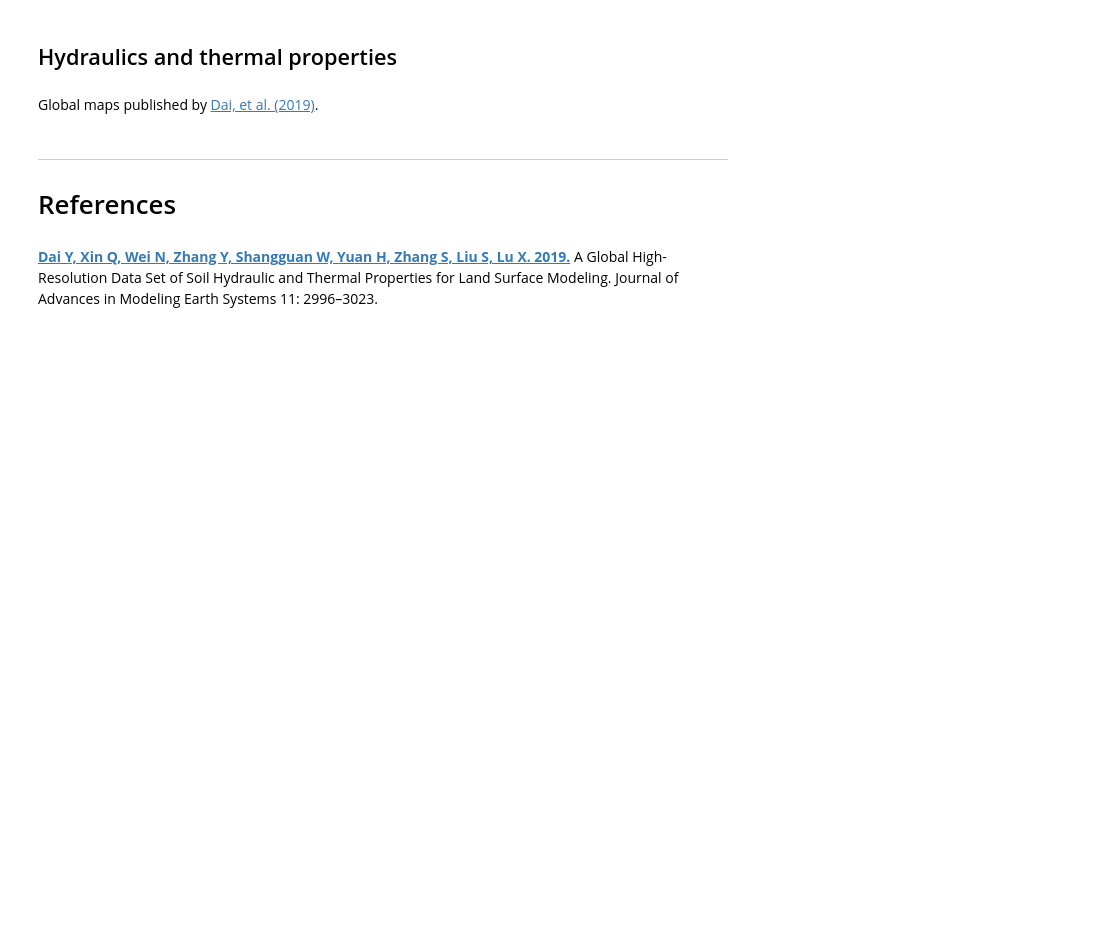
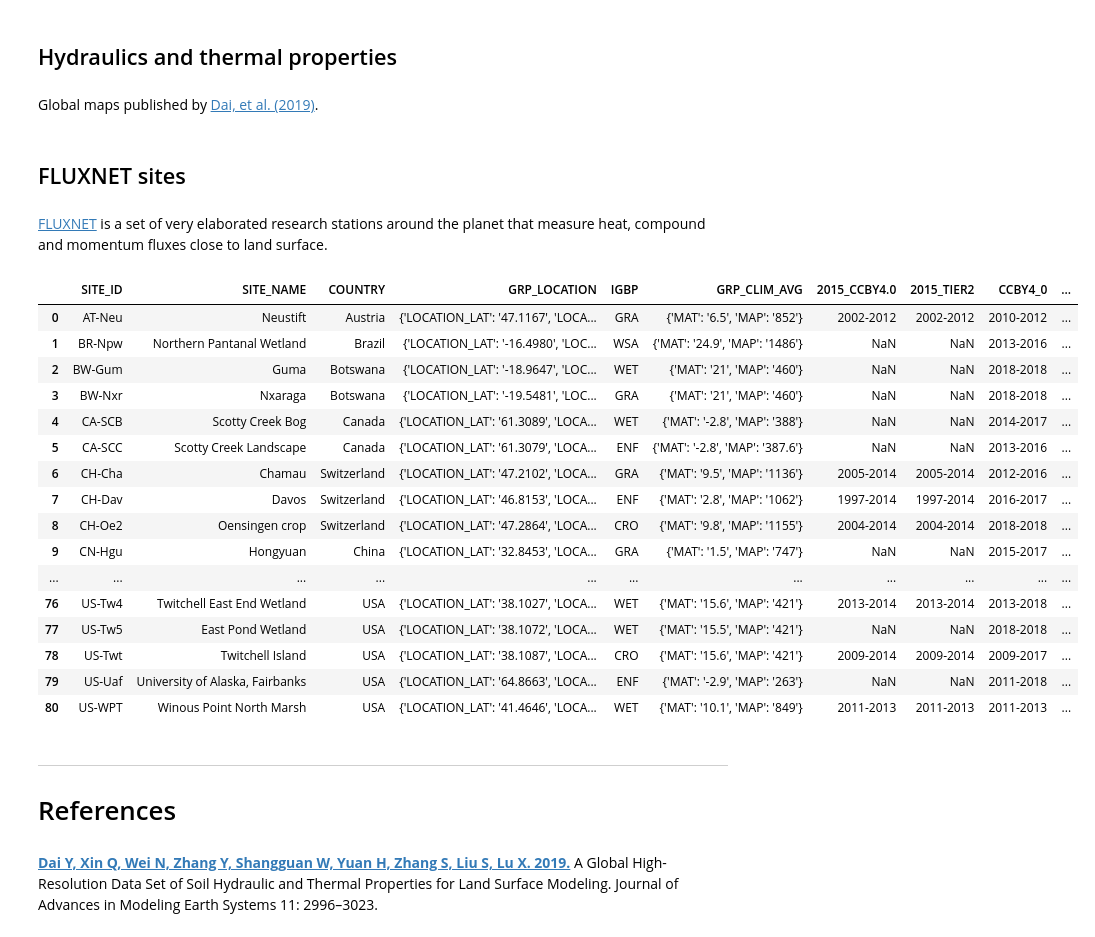
Before and after one commit to biothomme/Isoprene, a Jupyter notebook: notebooks/pinN1_stories/02_methodologies/02_sources_for_data_on_gpp.ipynb, the cells around one changed output. Cells and saved outputs as stored; diff of their text form; code cells hidden in the pictures; blank space fills up the shorter version.

```diff
--- a/notebooks/pinN1_stories/02_methodologies/02_sources_for_data_on_gpp.ipynb
+++ b/notebooks/pinN1_stories/02_methodologies/02_sources_for_data_on_gpp.ipynb
@@ -14,3 +20,7 @@ print(sys.version)
+# %%
+pd.options.display.max_columns = None
+pd.options.display.max_colwidth = 150
+pd.options.display.max_rows = None
 # %% [markdown]
 # Which datasets can we use?
 # %% [markdown]
@@ -21,3 +31,7 @@ Here, we summarize datasets for the LSMs on GPP. [`GriddingMachine.jl`](https://
 ## Hydraulics and thermal properties
 # %% [markdown]
 Global maps published by [Dai, et al. (2019)](daiGlobalHighResolutionData2019).
+# %% [markdown]
+## FLUXNET sites
+# %% [markdown]
+[FLUXNET](https://fluxnet.org/about/) is a set of very elaborated research stations around the planet that measure heat, compound and momentum fluxes close to land surface.
@@ -23,0 +48,26 @@ Global maps published by [Dai, et al. (2019)](daiGlobalHighResolutionData2019).
+# %%
+URL = "https://amfcdn.lbl.gov/api/v1/site_display/FLUXNET/FLUXNET-CH4"
+
+content = driver.get(URL)
+# %%
+a = requests.get(URL)
+# %%
+pd.read_json(StringIO(a.text))
+# %% [output]
+|  | SITE_ID | SITE_NAME | COUNTRY | GRP_LOCATION | IGBP | GRP_CLIM_AVG | 2015_CCBY4.0 | 2015_TIER2 | CCBY4_0 | ... |
+| 0 | AT-Neu | Neustift | Austria | {'LOCATION_LAT': '47.1167', 'LOCA... | GRA | {'MAT': '6.5', 'MAP': '852'} | 2002-2012 | 2002-2012 | 2010-2012 | ... |
+| 1 | BR-Npw | Northern Pantanal Wetland | Brazil | {'LOCATION_LAT': '-16.4980', 'LOC... | WSA | {'MAT': '24.9', 'MAP': '1486'} | NaN | NaN | 2013-2016 | ... |
+| 2 | BW-Gum | Guma | Botswana | {'LOCATION_LAT': '-18.9647', 'LOC... | WET | {'MAT': '21', 'MAP': '460'} | NaN | NaN | 2018-2018 | ... |
+| 3 | BW-Nxr | Nxaraga | Botswana | {'LOCATION_LAT': '-19.5481', 'LOC... | GRA | {'MAT': '21', 'MAP': '460'} | NaN | NaN | 2018-2018 | ... |
+| 4 | CA-SCB | Scotty Creek Bog | Canada | {'LOCATION_LAT': '61.3089', 'LOCA... | WET | {'MAT': '-2.8', 'MAP': '388'} | NaN | NaN | 2014-2017 | ... |
+| 5 | CA-SCC | Scotty Creek Landscape | Canada | {'LOCATION_LAT': '61.3079', 'LOCA... | ENF | {'MAT': '-2.8', 'MAP': '387.6'} | NaN | NaN | 2013-2016 | ... |
+| 6 | CH-Cha | Chamau | Switzerland | {'LOCATION_LAT': '47.2102', 'LOCA... | GRA | {'MAT': '9.5', 'MAP': '1136'} | 2005-2014 | 2005-2014 | 2012-2016 | ... |
+| 7 | CH-Dav | Davos | Switzerland | {'LOCATION_LAT': '46.8153', 'LOCA... | ENF | {'MAT': '2.8', 'MAP': '1062'} | 1997-2014 | 1997-2014 | 2016-2017 | ... |
+| 8 | CH-Oe2 | Oensingen crop | Switzerland | {'LOCATION_LAT': '47.2864', 'LOCA... | CRO | {'MAT': '9.8', 'MAP': '1155'} | 2004-2014 | 2004-2014 | 2018-2018 | ... |
+| 9 | CN-Hgu | Hongyuan | China | {'LOCATION_LAT': '32.8453', 'LOCA... | GRA | {'MAT': '1.5', 'MAP': '747'} | NaN | NaN | 2015-2017 | ... |
+| ... | ... | ... | ... | ... | ... | ... | ... | ... | ... | ... |
+| 76 | US-Tw4 | Twitchell East End Wetland | USA | {'LOCATION_LAT': '38.1027', 'LOCA... | WET | {'MAT': '15.6', 'MAP': '421'} | 2013-2014 | 2013-2014 | 2013-2018 | ... |
+| 77 | US-Tw5 | East Pond Wetland | USA | {'LOCATION_LAT': '38.1072', 'LOCA... | WET | {'MAT': '15.5', 'MAP': '421'} | NaN | NaN | 2018-2018 | ... |
+| 78 | US-Twt | Twitchell Island | USA | {'LOCATION_LAT': '38.1087', 'LOCA... | CRO | {'MAT': '15.6', 'MAP': '421'} | 2009-2014 | 2009-2014 | 2009-2017 | ... |
+| 79 | US-Uaf | University of Alaska, Fairbanks | USA | {'LOCATION_LAT': '64.8663', 'LOCA... | ENF | {'MAT': '-2.9', 'MAP': '263'} | NaN | NaN | 2011-2018 | ... |
+| 80 | US-WPT | Winous Point North Marsh | USA | {'LOCATION_LAT': '41.4646', 'LOCA... | WET | {'MAT': '10.1', 'MAP': '849'} | 2011-2013 | 2011-2013 | 2011-2013 | ... |
```
Also changed, not shown: parts of 3 cells of this notebook, 1 other file.
